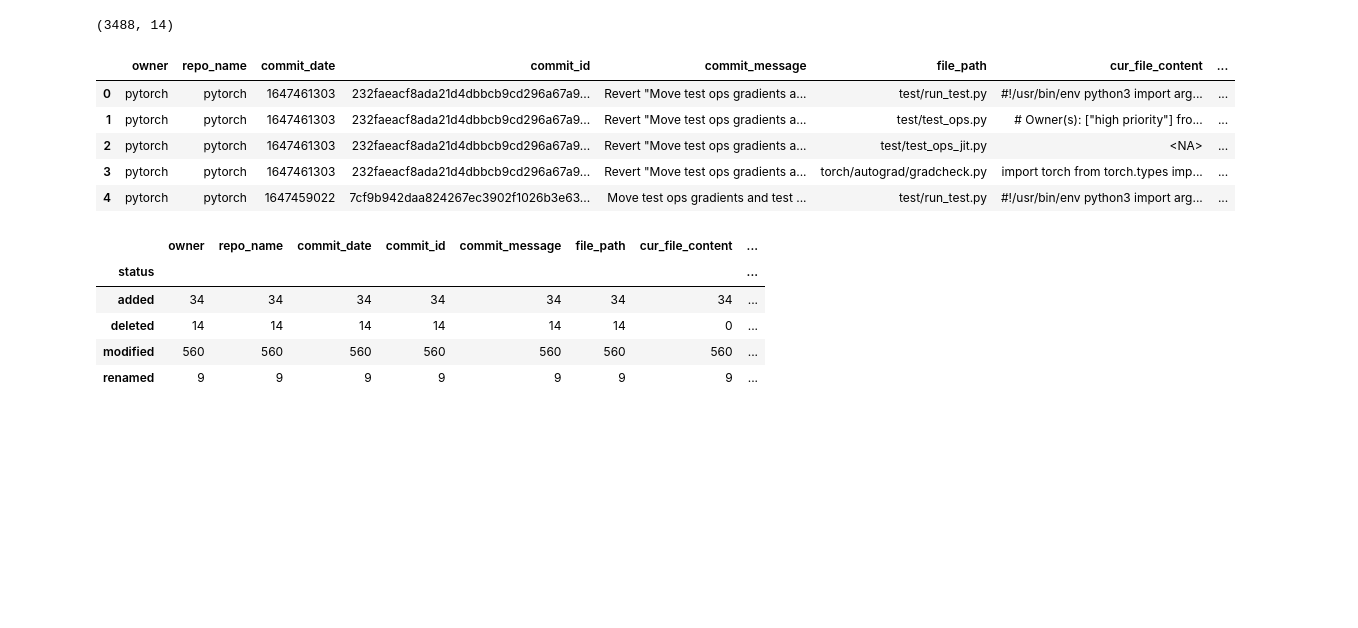
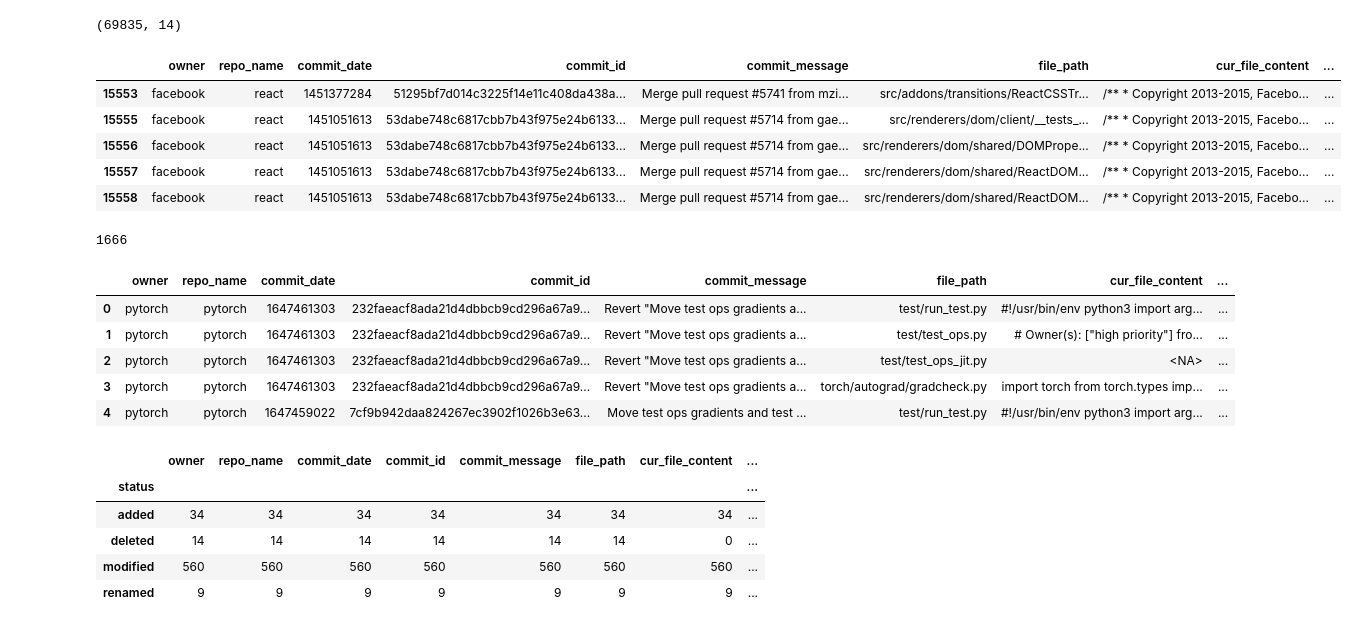
Before and after one commit to Siddharth-Gandhi/ds, a Jupyter notebook: notebooks/inspect_repos.ipynb, the cells around one changed output. Saved outputs shown, nothing was run; the diff lists cells and outputs as text; code cells hidden in the pictures; blank space fills up the shorter version.

```diff
--- a/notebooks/inspect_repos.ipynb
+++ b/notebooks/inspect_repos.ipynb
@@ -14,12 +28,28 @@ def get_combined_df(repo_dir):
     # combined_df.fillna('', inplace=True)
     return combined_df
 # %%
-repo_dir = '../data/pytorch_pytorch/'
+# repo_dir = '../data/pytorch_pytorch/'
+repo_dir = '../smalldata/fbr/'
 fbdf = get_combined_df(repo_dir)
 # %%
 fbdf.shape
 # %% [output]
-(3488, 14)
+(69835, 14)
+# %%
+# get all rows with is_merge_request == True
+fbdf[fbdf['is_merge_request'] == True].head()
+# %% [output]
+|  | owner | repo_name | commit_date | commit_id | commit_message | file_path | cur_file_content | ... |
+| 15553 | facebook | react | 1451377284 | 51295bf7d014c3225f14e11c408da438a... | Merge pull request #5741 from mzi... | src/addons/transitions/ReactCSSTr... | /** * Copyright 2013-2015, Facebo... | ... |
+| 15555 | facebook | react | 1451051613 | 53dabe748c6817cbb7b43f975e24b6133... | Merge pull request #5714 from gae... | src/renderers/dom/client/__tests_... | /** * Copyright 2013-2015, Facebo... | ... |
+| 15556 | facebook | react | 1451051613 | 53dabe748c6817cbb7b43f975e24b6133... | Merge pull request #5714 from gae... | src/renderers/dom/shared/DOMPrope... | /** * Copyright 2013-2015, Facebo... | ... |
+| 15557 | facebook | react | 1451051613 | 53dabe748c6817cbb7b43f975e24b6133... | Merge pull request #5714 from gae... | src/renderers/dom/shared/ReactDOM... | /** * Copyright 2013-2015, Facebo... | ... |
+| 15558 | facebook | react | 1451051613 | 53dabe748c6817cbb7b43f975e24b6133... | Merge pull request #5714 from gae... | src/renderers/dom/shared/ReactDOM... | /** * Copyright 2013-2015, Facebo... | ... |
+# %%
+# get number of unique merge requests (by seeing unique commit_id)
+fbdf[fbdf['is_merge_request'] == True]['commit_id'].nunique()
+# %% [output]
+1666
 # %%
 fbdf.head()
 # %% [output]
```
Also changed, not shown: parts of 19 cells of this notebook, 5 other files.
